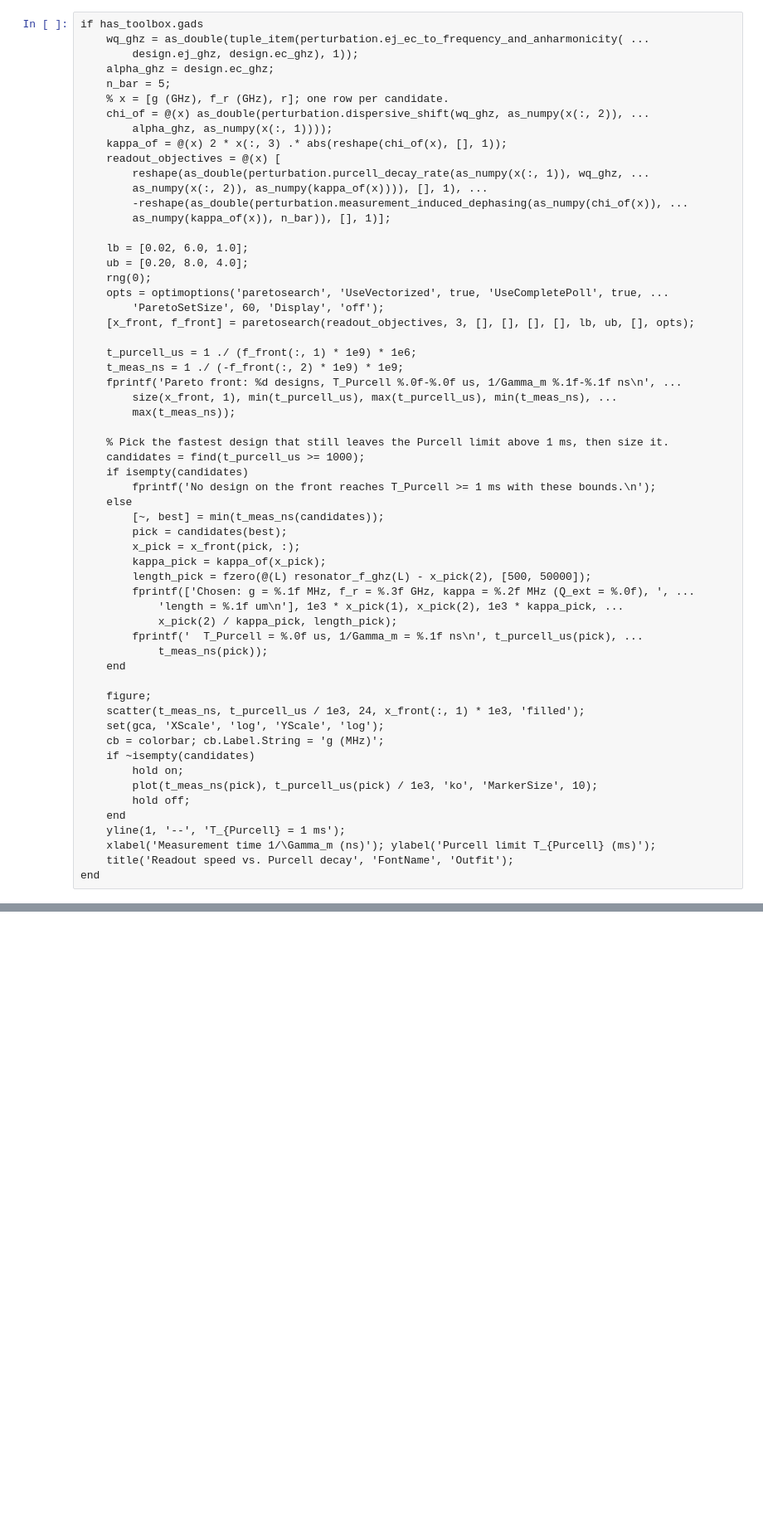
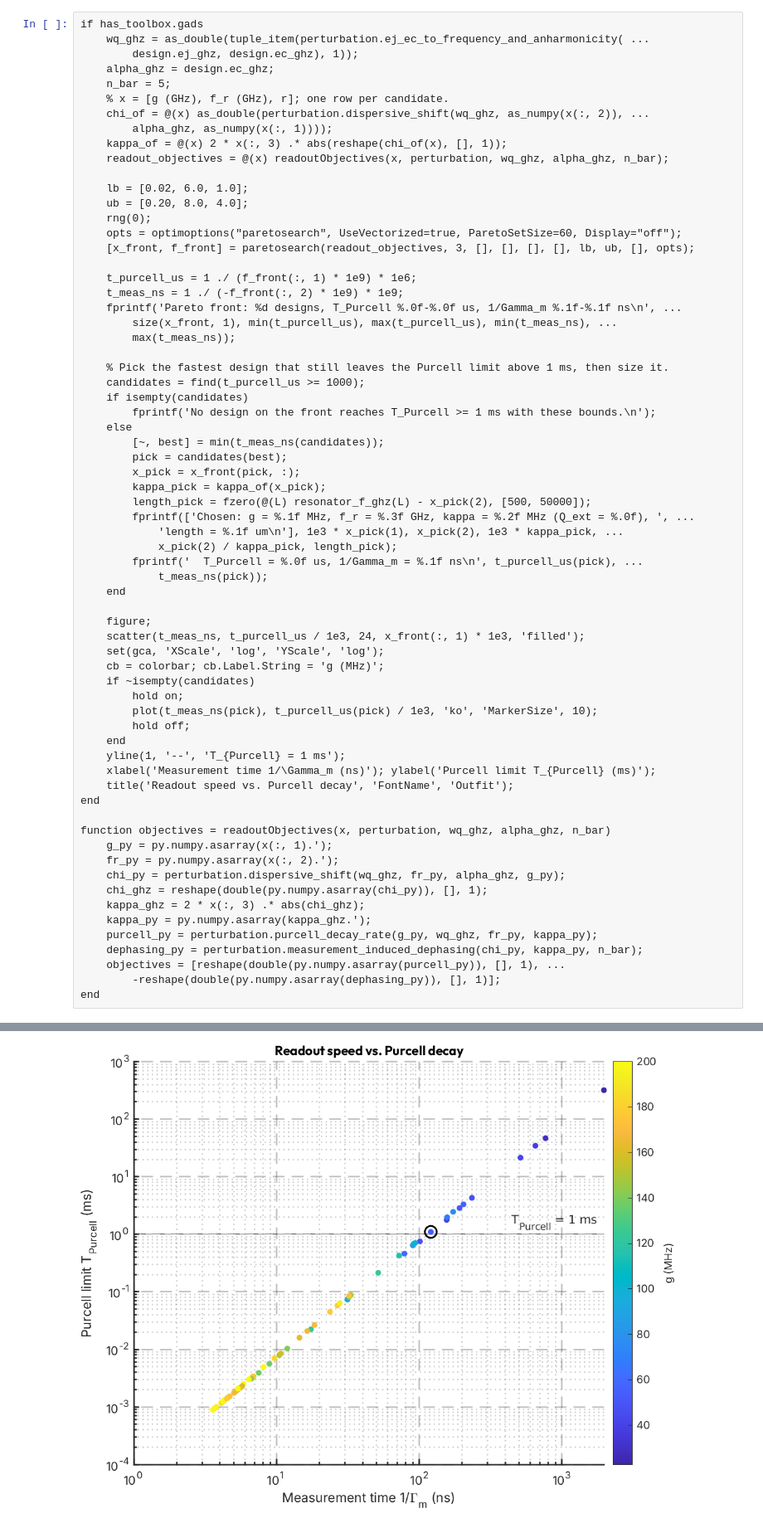
Before and after one commit to gdsfactory/quantum-rf-pdk, a Jupyter notebook: notebooks/matlab_integration.ipynb, the cells around one changed output, grey strips where cells are left out. Shown at 83% size. Saved outputs shown, nothing was run; the diff lists cells and outputs as text; blank space fills up the shorter version.

```diff
--- a/notebooks/matlab_integration.ipynb
+++ b/notebooks/matlab_integration.ipynb
@@ -1025,17 +1060,12 @@ if has_toolbox.gads
     chi_of = @(x) as_double(perturbation.dispersive_shift(wq_ghz, as_numpy(x(:, 2)), ...
         alpha_ghz, as_numpy(x(:, 1))));
     kappa_of = @(x) 2 * x(:, 3) .* abs(reshape(chi_of(x), [], 1));
-    readout_objectives = @(x) [
-        reshape(as_double(perturbation.purcell_decay_rate(as_numpy(x(:, 1)), wq_ghz, ...
-        as_numpy(x(:, 2)), as_numpy(kappa_of(x)))), [], 1), ...
-        -reshape(as_double(perturbation.measurement_induced_dephasing(as_numpy(chi_of(x)), ...
-        as_numpy(kappa_of(x)), n_bar)), [], 1)];
+    readout_objectives = @(x) readoutObjectives(x, perturbation, wq_ghz, alpha_ghz, n_bar);
 
     lb = [0.02, 6.0, 1.0];
     ub = [0.20, 8.0, 4.0];
     rng(0);
-    opts = optimoptions('paretosearch', 'UseVectorized', true, 'UseCompletePoll', true, ...
-        'ParetoSetSize', 60, 'Display', 'off');
+    opts = optimoptions("paretosearch", UseVectorized=true, ParetoSetSize=60, Display="off");
     [x_front, f_front] = paretosearch(readout_objectives, 3, [], [], [], [], lb, ub, [], opts);
 
     t_purcell_us = 1 ./ (f_front(:, 1) * 1e9) * 1e6;
@@ -1074,3 +1104,17 @@ if has_toolbox.gads
     xlabel('Measurement time 1/\Gamma_m (ns)'); ylabel('Purcell limit T_{Purcell} (ms)');
     title('Readout speed vs. Purcell decay', 'FontName', 'Outfit');
 end
+
+function objectives = readoutObjectives(x, perturbation, wq_ghz, alpha_ghz, n_bar)
+    g_py = py.numpy.asarray(x(:, 1).');
+    fr_py = py.numpy.asarray(x(:, 2).');
+    chi_py = perturbation.dispersive_shift(wq_ghz, fr_py, alpha_ghz, g_py);
+    chi_ghz = reshape(double(py.numpy.asarray(chi_py)), [], 1);
+    kappa_ghz = 2 * x(:, 3) .* abs(chi_ghz);
+    kappa_py = py.numpy.asarray(kappa_ghz.');
+    purcell_py = perturbation.purcell_decay_rate(g_py, wq_ghz, fr_py, kappa_py);
+    dephasing_py = perturbation.measurement_induced_dephasing(chi_py, kappa_py, n_bar);
+    objectives = [reshape(double(py.numpy.asarray(purcell_py)), [], 1), ...
+        -reshape(double(py.numpy.asarray(dephasing_py)), [], 1)];
+end
+# %% [output]
@@ -1077,3 +1124,4 @@ end
+[figure, added]
 # %% [markdown]
 
 ### Layout variants on a parallel pool
```
Also changed, not shown: parts of 16 cells of this notebook, 1 other file.
